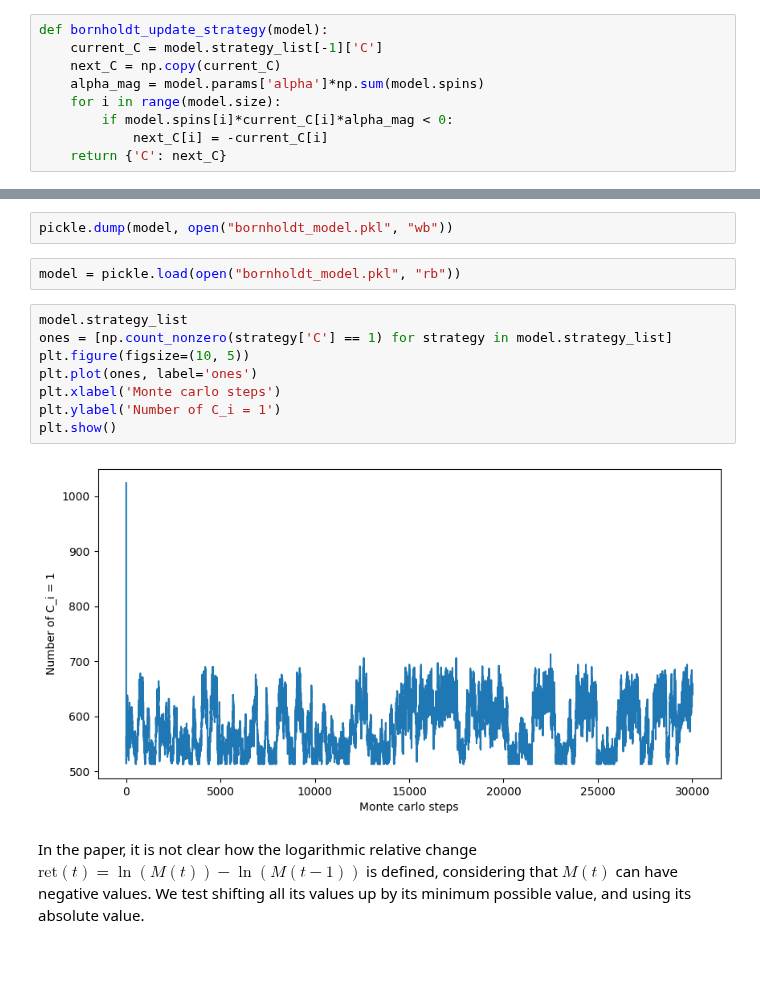
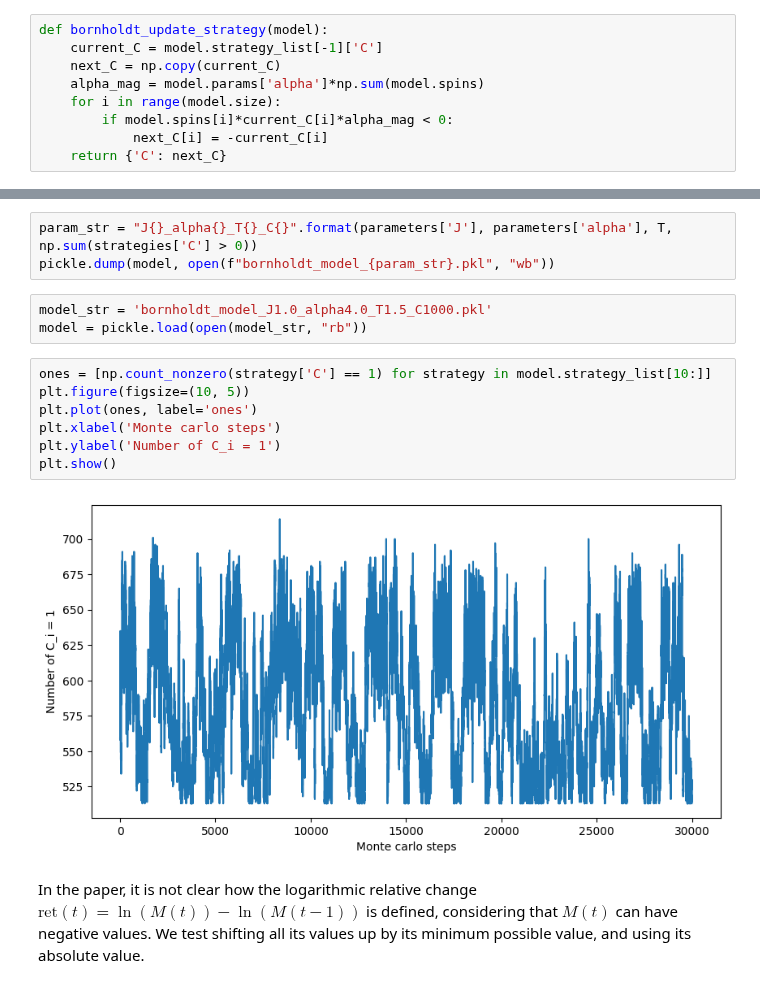
Before and after one commit to eghirardo/ising-markets, a Jupyter notebook: Code/Bornholdt.ipynb, the cells around one changed output, grey strips where cells are left out. Saved outputs shown, nothing was run; the diff lists cells and outputs as text; blank space fills up the shorter version.

```diff
--- a/Code/Bornholdt.ipynb
+++ b/Code/Bornholdt.ipynb
@@ -50,18 +53,19 @@ Simulation finished
 interactive(children=(IntSlider(value=0, description='t', max=29999), Output()), _dom_classes=('widget-interac…
-# %%
-pickle.dump(model, open("bornholdt_model.pkl", "wb"))
-# %%
-model = pickle.load(open("bornholdt_model.pkl", "rb"))
+# %%
+param_str = "J{}_alpha{}_T{}_C{}".format(parameters['J'], parameters['alpha'], T, np.sum(strategies['C'] > 0))
+pickle.dump(model, open(f"bornholdt_model_{param_str}.pkl", "wb"))
+# %%
+model_str = 'bornholdt_model_J1.0_alpha4.0_T1.5_C1000.pkl'
+model = pickle.load(open(model_str, "rb"))
 # %%
-model.strategy_list
-ones = [np.count_nonzero(strategy['C'] == 1) for strategy in model.strategy_list]
+ones = [np.count_nonzero(strategy['C'] == 1) for strategy in model.strategy_list[10:]]
 plt.figure(figsize=(10, 5))
 plt.plot(ones, label='ones')
 plt.xlabel('Monte carlo steps')
 plt.ylabel('Number of C_i = 1')
 plt.show()
 # %% [output]
-[figure, old version]
+[figure, new version]
 # %% [markdown]
 In the paper, it is not clear how the logarithmic relative change $\text{ret}(t)=\ln(M(t))-\ln(M(t-1))$ is defined, considering that $M(t)$ can have negative values. We test shifting all its values up by its minimum possible value, and using its absolute value.
 # %%
```
Also changed, not shown: parts of 6 cells of this notebook.
